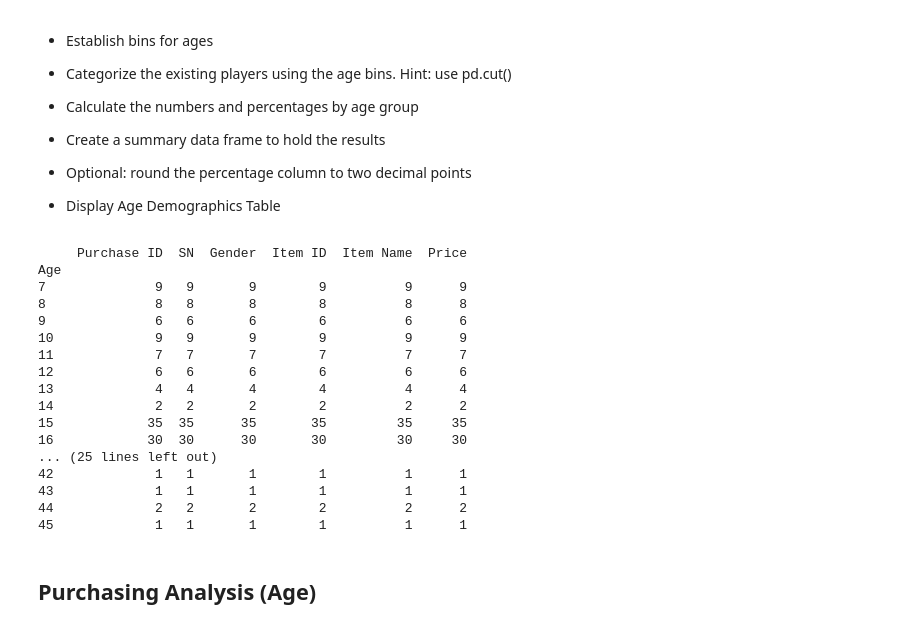
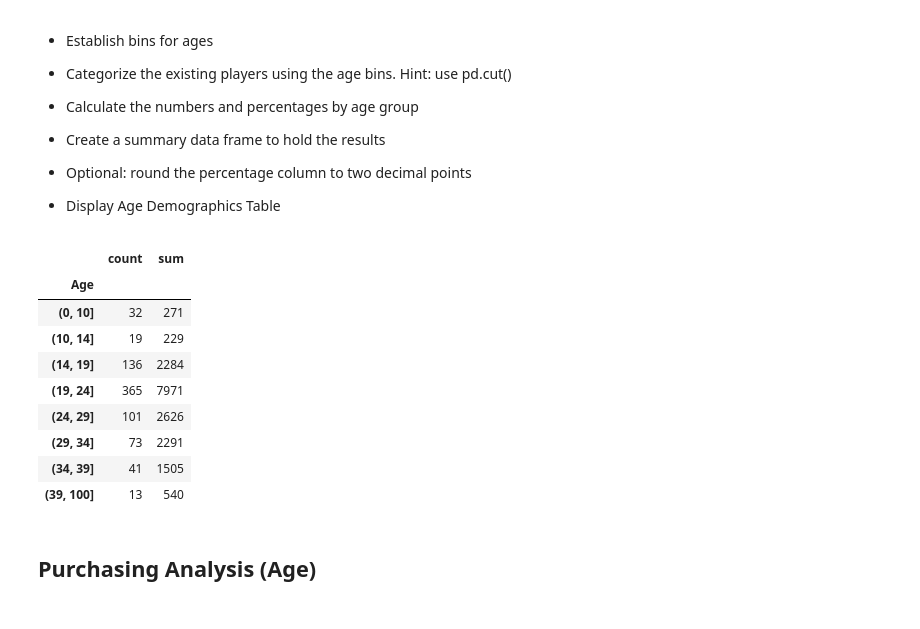
Before and after one commit to marygong75/pandas-homework, a Jupyter notebook: HeroesOfPymoli_starter.ipynb, the cells around one changed output. Cells and saved outputs as stored; diff of their text form; code cells hidden in the pictures.

```diff
--- a/HeroesOfPymoli_starter.ipynb
+++ b/HeroesOfPymoli_starter.ipynb
@@ -177,28 +177,21 @@ Other / Non-Disclosed   334.600000  24.200000  80.800000  3.346000
 
 
 * Display Age Demographics Table
-# %%
-age_bin = purchase_data.groupby('Age').count()
-
-print(age_bin)
-# %% [output]
-     Purchase ID  SN  Gender  Item ID  Item Name  Price
-Age
-7              9   9       9        9          9      9
-8              8   8       8        8          8      8
-9              6   6       6        6          6      6
-10             9   9       9        9          9      9
-11             7   7       7        7          7      7
-12             6   6       6        6          6      6
-13             4   4       4        4          4      4
-14             2   2       2        2          2      2
-15            35  35      35       35         35     35
-16            30  30      30       30         30     30
-... (25 lines left out)
-42             1   1       1        1          1      1
-43             1   1       1        1          1      1
-44             2   2       2        2          2      2
-45             1   1       1        1          1      1
+# %%
+df = purchase_data = pd.read_csv(file_to_load)
+bins = pd.cut(df['Age'], [0, 10, 14, 19, 24, 29, 34, 39, 100])
+df.groupby(bins)['Age'].agg(['count', 'sum'])
+# %% [output]
+|  | count | sum |
+| Age |  |  |
+| (0, 10] | 32 | 271 |
+| (10, 14] | 19 | 229 |
+| (14, 19] | 136 | 2284 |
+| (19, 24] | 365 | 7971 |
+| (24, 29] | 101 | 2626 |
+| (29, 34] | 73 | 2291 |
+| (34, 39] | 41 | 1505 |
+| (39, 100] | 13 | 540 |
 # %% [markdown]
 ## Purchasing Analysis (Age)
 # %% [markdown]
```
Also changed, not shown: parts of 6 cells of this notebook.
